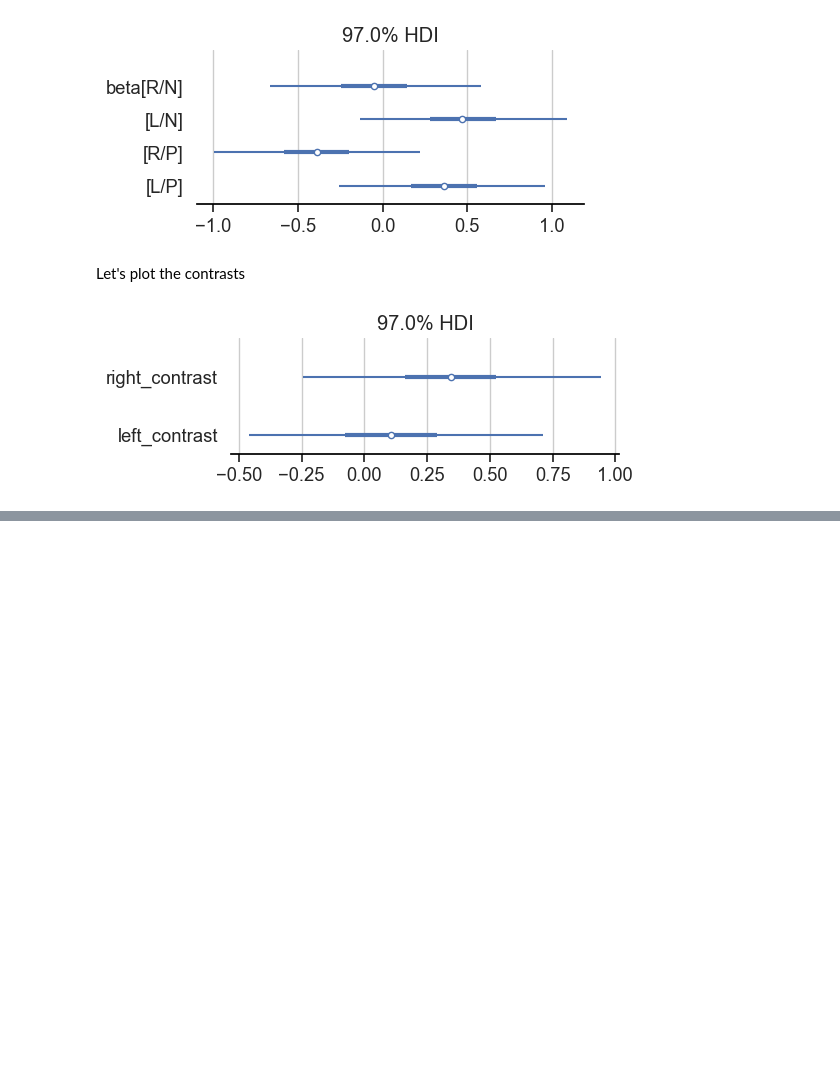
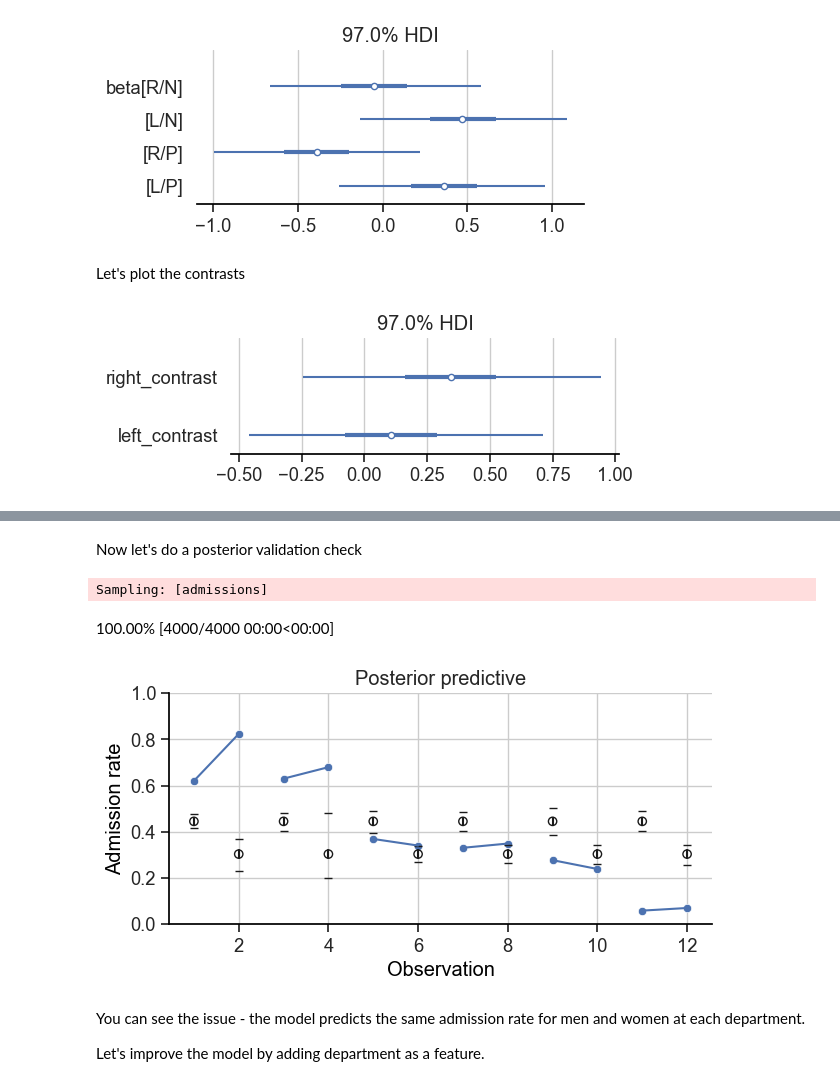
Before and after one commit to chris-leonard/statistical-rethinking, a Jupyter notebook: notes/chapter_11.ipynb, the cells around one changed output, grey strips where cells are left out. Cells and saved outputs as stored; diff of their text form; code cells hidden in the pictures; blank space fills up the shorter version.

```diff
--- a/notes/chapter_11.ipynb
+++ b/notes/chapter_11.ipynb
@@ -44,6 +46,7 @@ CHERRY_BLOSSOMS_FILE = "cherry_blossoms.csv"
 WAFFLE_DIVORCE_FILE = "waffle_divorce.csv"
 MILK_FILE = "milk.csv"
 CHIMPANZEES_FILE = "chimpanzees.csv"
+ADMISSIONS_FILE = "ucbadmit.csv"
 
 RANDOM_SEED = 42
 # %%
@@ -276,0 +306,10 @@ az.plot_forest(
+# %%
+chimps_agg = (
+    chimps.groupby(
+        ["treatment", "treatment_idx", "actor", "actor_idx", "prosoc_left", "condition"]
+    )
+    .pulled_left.sum()
+    .reset_index()
+    .rename(columns={"pulled_left": "left_pulls"})
+)
+chimps_agg.head(5)
@@ -276,0 +452,22 @@ az.plot_forest(
+# %%
+with m11_7:
+    male_idx = genders.get_loc("male")
+    female_idx = genders.get_loc("female")
+
+    abs_contrast = pm.Deterministic("abs_contrast", alpha[male_idx] - alpha[female_idx])
+    rel_contrast = pm.Deterministic(
+        "rel_contrast",
+        pm.math.invlogit(alpha[male_idx]) - pm.math.invlogit(alpha[female_idx]),
+    )
+
+    # need to resample
+    trace_11_7 = pm.sample(random_seed=RANDOM_SEED)
+
+
+az.summary(
+    trace_11_7,
+    var_names=["contrast"],
+    filter_vars="regex",
+    kind="stats",
+    hdi_prob=0.89,
+)
@@ -276,0 +484,13 @@ az.plot_forest(
+# %% [markdown]
+Now let's do a posterior validation check
+# %%
+with m11_7:
+    trace_11_7 = pm.sample_posterior_predictive(
+        trace_11_7,
+        var_names=["admissions", "admission_rate"],
+        extend_inferencedata=True,
+        random_seed=RANDOM_SEED,
+    )
+# %% [output]
+Sampling: [admissions]
+100.00% [4000/4000 00:00<00:00]
@@ -276,0 +550,8 @@ az.plot_forest(
+# %%
+plot_posterior_preditive_checks_by_observation(admit, trace_11_7)
+# %% [output]
+[figure, added]
+# %% [markdown]
+You can see the issue - the model predicts the same admission rate for men and women at each department.
+
+Let's improve the model by adding department as a feature.
```
Also changed, not shown: parts of 35 cells of this notebook, 2 other files.
